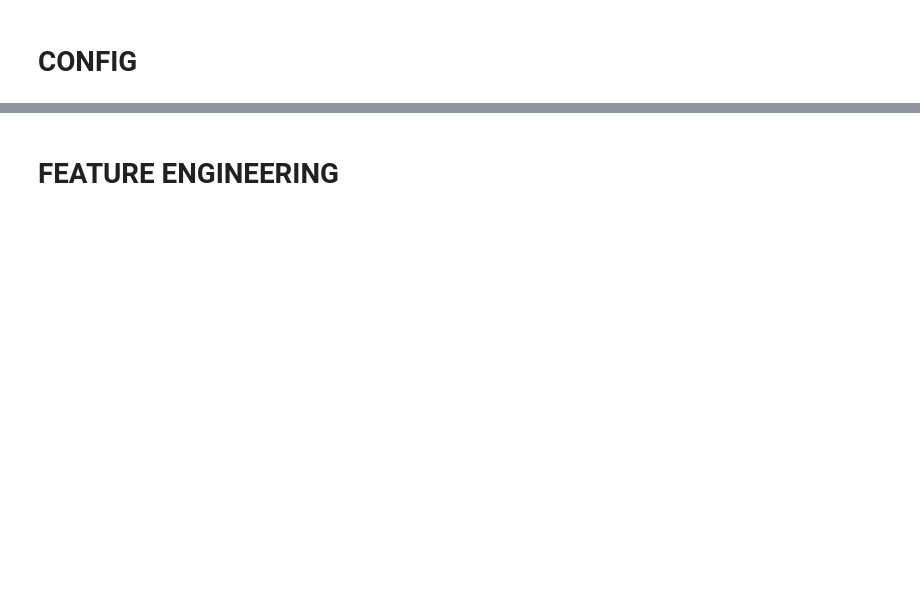
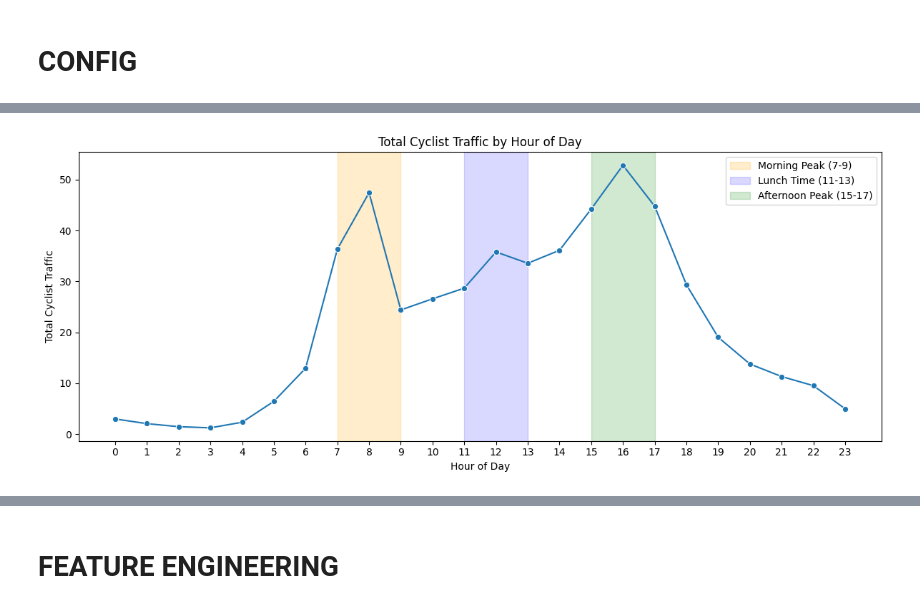
Before and after one commit to haleyen/mda_project, a Jupyter notebook: final_submission_group9/final_code.ipynb, the cells around one changed output, grey strips where cells are left out. Drawn from its saved outputs; the diff is of its cells as text; code cells hidden in the pictures; blank space fills up the shorter version.

```diff
--- a/final_submission_group9/final_code.ipynb
+++ b/final_submission_group9/final_code.ipynb
@@ -46,0 +309,9 @@ import mda_lib
+# %%
+df_traffic_hourly = (
+    df_traffic.query('year_month>="2025-01"').query('year_month<="2026-03"')
+    .groupby(["site_id", "year_month", "datehour"], as_index=False)["count"].sum()
+    .merge(df_site[['site_id','municipality']], on="site_id", how="left")
+    .rename(columns={'count':'traffic_total'}).reset_index(drop=True)
+)
+print(df_traffic_hourly['datehour'].min(), df_traffic_hourly['datehour'].max())
+display(df_traffic_hourly.head())
@@ -46,0 +344,38 @@ import mda_lib
+# %%
+# Plot total traffic by hour of the day from df_traffic_hourly as a line chart
+# and highlight morning ([7,8,9]), lunch ([11,12,13]), and afternoon ([15,16,17]) periods.
+
+# Ensure 'datehour' is datetime and extract hour
+df_traffic_hourly['hour'] = pd.to_datetime(df_traffic_hourly['datehour']).dt.hour
+
+# Aggregate total traffic per hour of day
+traffic_by_hour = df_traffic_hourly.groupby('hour')['traffic_total'].mean().reset_index()
+
+# Plot as line chart
+plt.figure(figsize=(12, 5))
+sns.lineplot(data=traffic_by_hour, x='hour', y='traffic_total', marker='o')
+plt.title('Total Cyclist Traffic by Hour of Day')
+plt.xlabel('Hour of Day')
+plt.ylabel('Total Cyclist Traffic')
+plt.xticks(range(0, 24))
+
+# Highlight time periods
+plt.axvspan(7, 9, color='orange', alpha=0.2, label='Morning Peak (7-9)')
+plt.axvspan(11, 13, color='blue', alpha=0.15, label='Lunch Time (11-13)')
+plt.axvspan(15, 17, color='green', alpha=0.18, label='Afternoon Peak (15-17)')
+
+# Only create legend for first span, adjust manually
+handles, labels = plt.gca().get_legend_handles_labels()
+if not labels or len(handles) < 3:
+    from matplotlib.patches import Patch
+    handles = [
+        Patch(color='orange', alpha=0.2, label='Morning Peak (7AM-9AM)'),
+        Patch(color='blue', alpha=0.15, label='Lunch Time (11AM-13PM)'),
+        Patch(color='green', alpha=0.18, label='Afternoon Peak (15PM-17PM)'),
+    ]
+plt.legend(handles=handles, loc='upper right')
+plt.tight_layout()
+plt.savefig('traffic_by_hour.png')
+plt.show()
+# %% [output]
+[figure, added]
```
Also changed, not shown: parts of 45 cells of this notebook.
